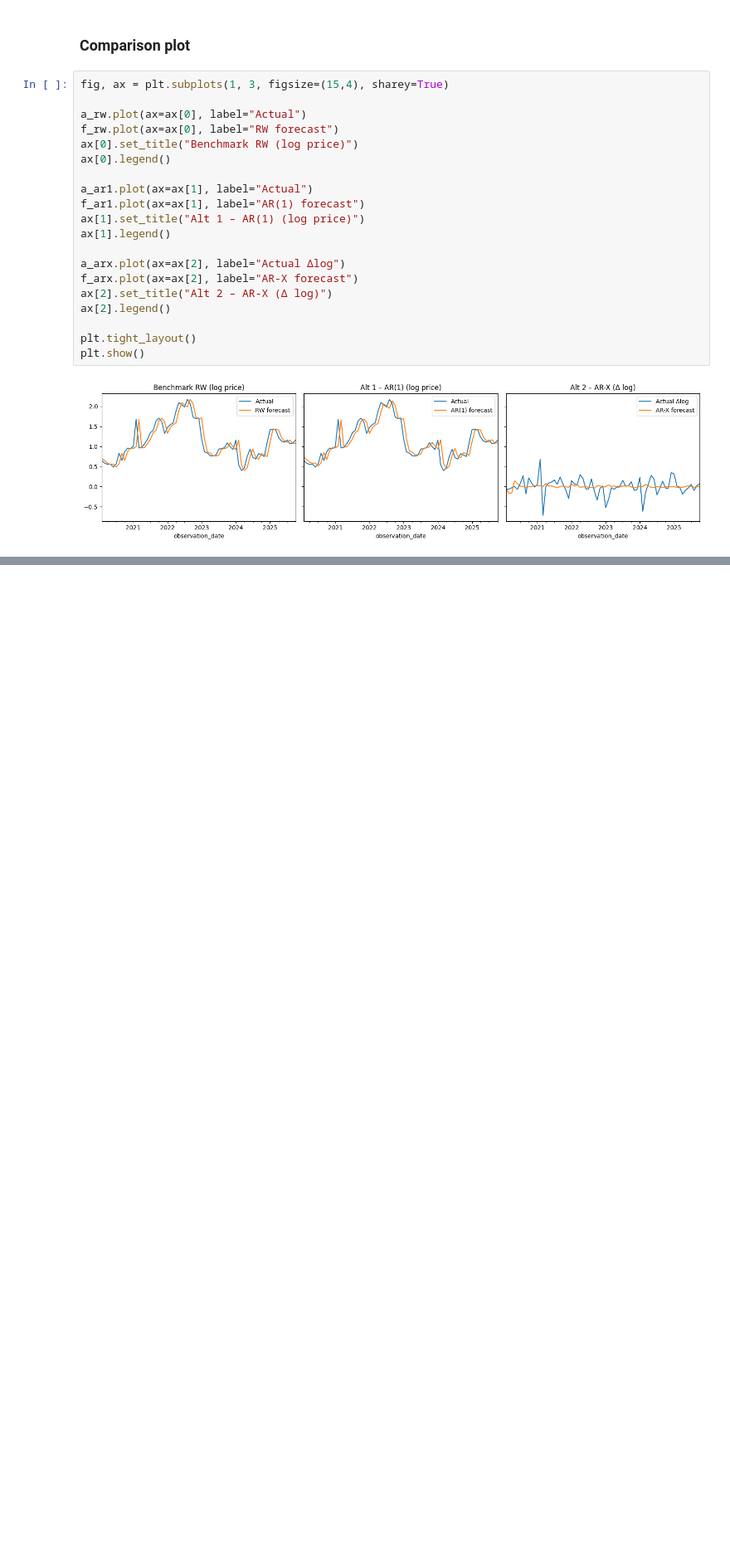
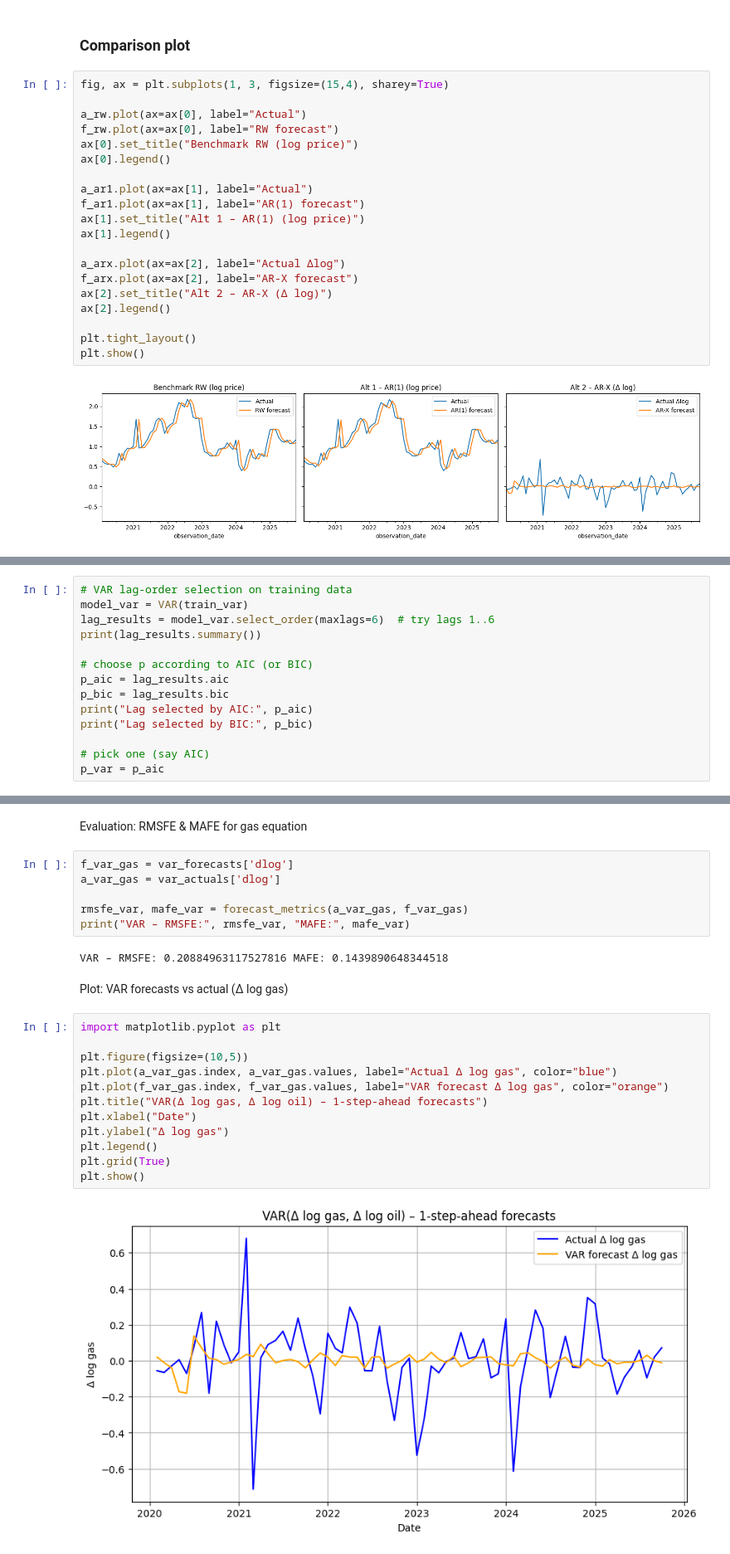
Before and after one commit to StefaniaLavarda/Time_Series_Project, a Jupyter notebook: eda.ipynb, the cells around one changed output, grey strips where cells are left out. Shown at 83% size. Drawn from its saved outputs; the diff is of its cells as text; blank space fills up the shorter version.

```diff
--- a/eda.ipynb
+++ b/eda.ipynb
@@ -417,0 +534,14 @@ plt.show()
+# %%
+# VAR lag-order selection on training data
+model_var = VAR(train_var)
+lag_results = model_var.select_order(maxlags=6)  # try lags 1..6
+print(lag_results.summary())
+
+# choose p according to AIC (or BIC)
+p_aic = lag_results.aic
+p_bic = lag_results.bic
+print("Lag selected by AIC:", p_aic)
+print("Lag selected by BIC:", p_bic)
+
+# pick one (say AIC)
+p_var = p_aic
@@ -417,0 +599,26 @@ plt.show()
+# %% [markdown]
+Evaluation: RMSFE & MAFE for gas equation
+# %%
+f_var_gas = var_forecasts['dlog']
+a_var_gas = var_actuals['dlog']
+
+rmsfe_var, mafe_var = forecast_metrics(a_var_gas, f_var_gas)
+print("VAR – RMSFE:", rmsfe_var, "MAFE:", mafe_var)
+# %% [output]
+VAR – RMSFE: 0.20884963117527816 MAFE: 0.1439890648344518
+# %% [markdown]
+Plot: VAR forecasts vs actual (Δ log gas)
+# %%
+import matplotlib.pyplot as plt
+
+plt.figure(figsize=(10,5))
+plt.plot(a_var_gas.index, a_var_gas.values, label="Actual Δ log gas", color="blue")
+plt.plot(f_var_gas.index, f_var_gas.values, label="VAR forecast Δ log gas", color="orange")
+plt.title("VAR(Δ log gas, Δ log oil) – 1-step-ahead forecasts")
+plt.xlabel("Date")
+plt.ylabel("Δ log gas")
+plt.legend()
+plt.grid(True)
+plt.show()
+# %% [output]
+[figure, added]
```
Also changed, not shown: parts of 24 cells of this notebook.
